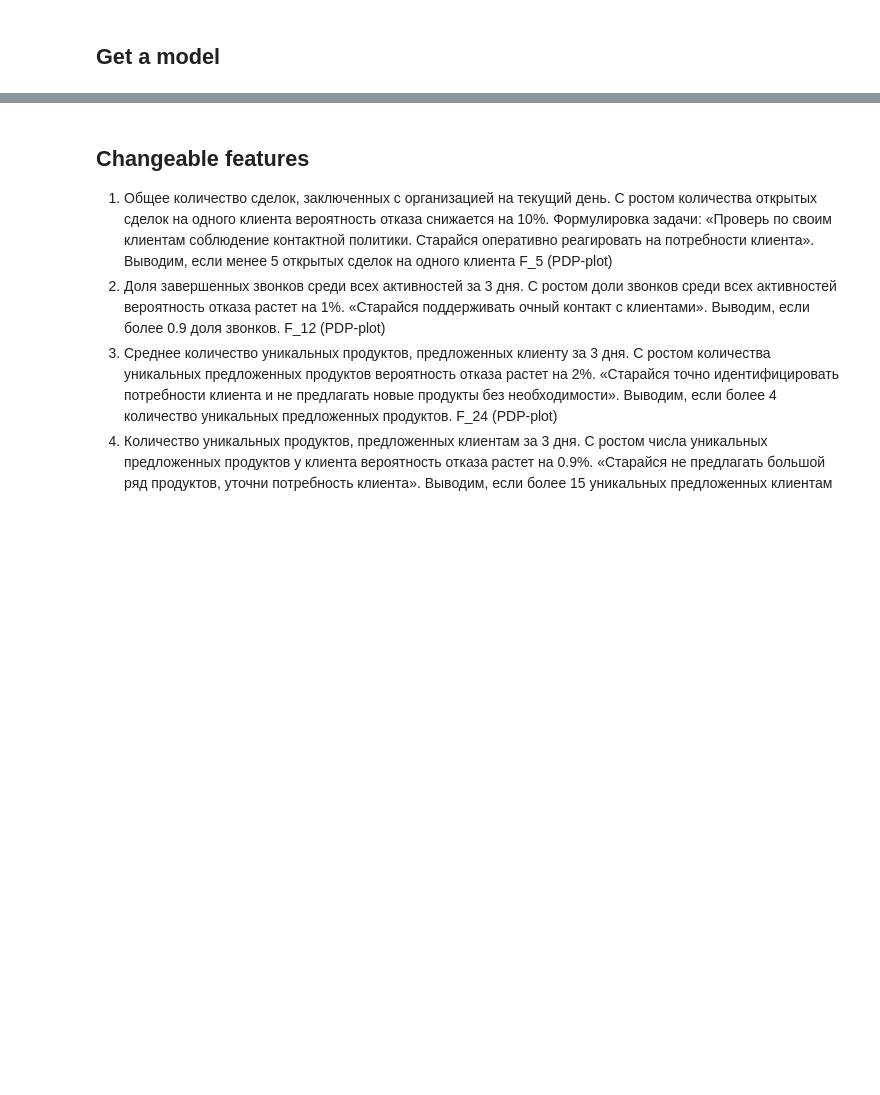
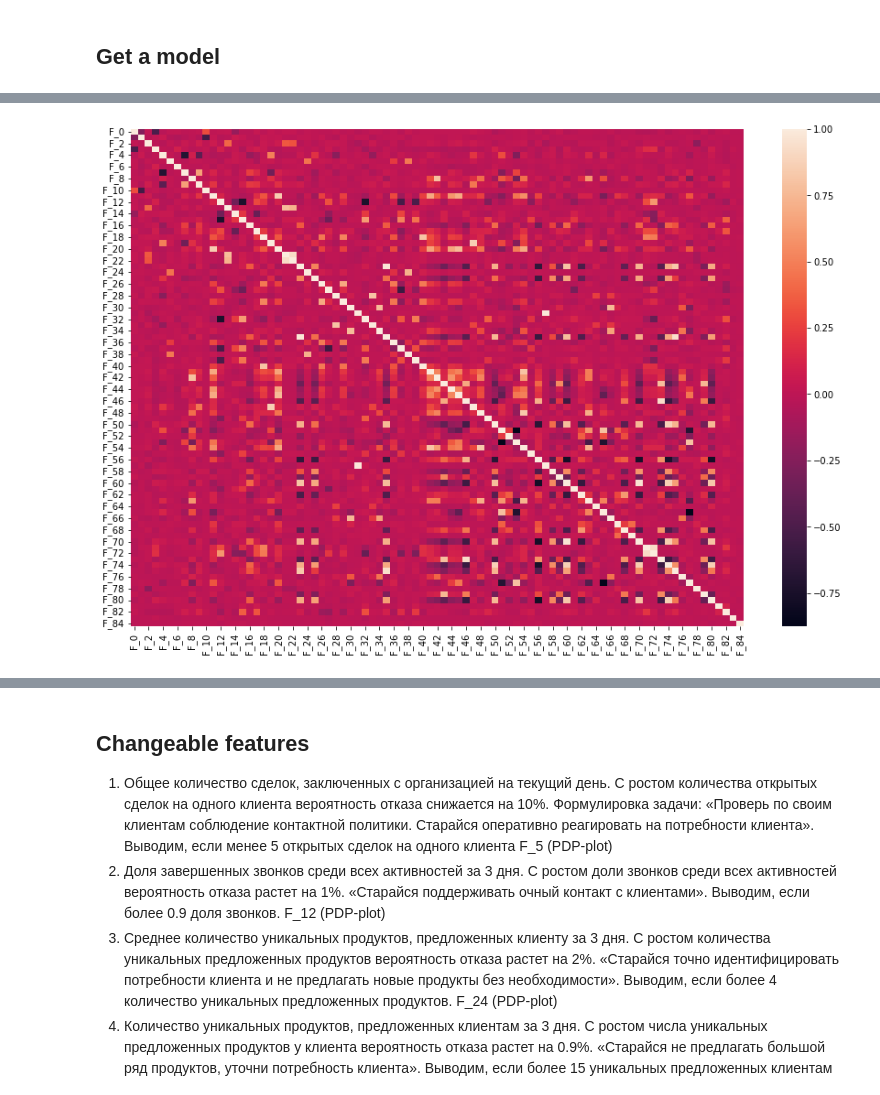
Before and after one commit to KseniaKingsep/interpretable-ml-risks, a Jupyter notebook: notebooks/1_2_CaseCI.ipynb, the cells around one changed output, grey strips where cells are left out. Drawn from its saved outputs; the diff is of its cells as text; code cells hidden in the pictures; blank space fills up the shorter version.

```diff
--- a/notebooks/1_2_CaseCI.ipynb
+++ b/notebooks/1_2_CaseCI.ipynb
@@ -45,0 +66,6 @@ Recall test :  0.7040641099026903
+# %%
+plt.subplots(figsize=(15, 10))
+sns.heatmap(case.data.drop(columns=['target','train_flag']).corr());
+# plt.title('Correlations between features in a Bank Marketing Dataset');
+# %% [output]
+[figure, added]
```
Also changed, not shown: parts of 41 cells of this notebook, 3 other files.
